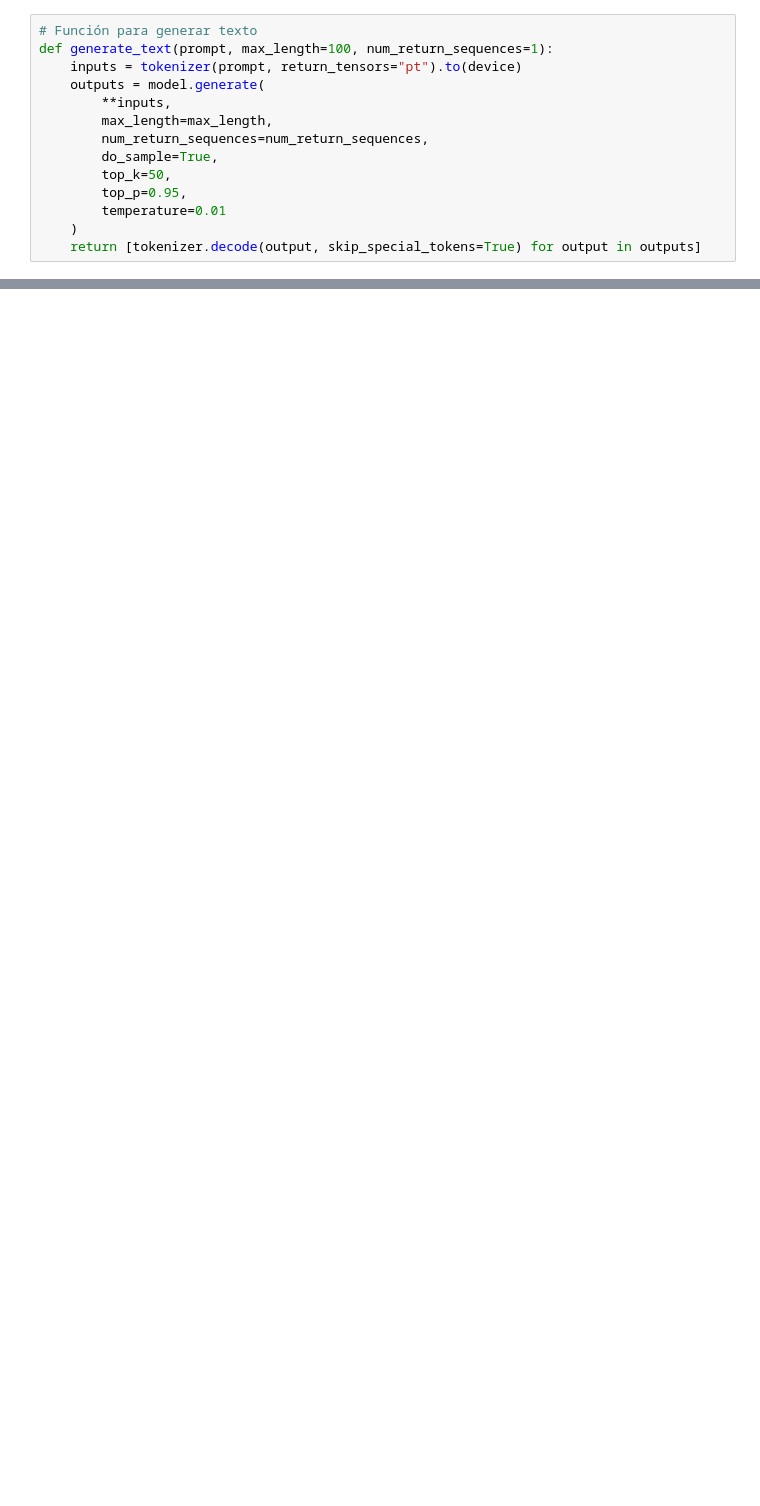
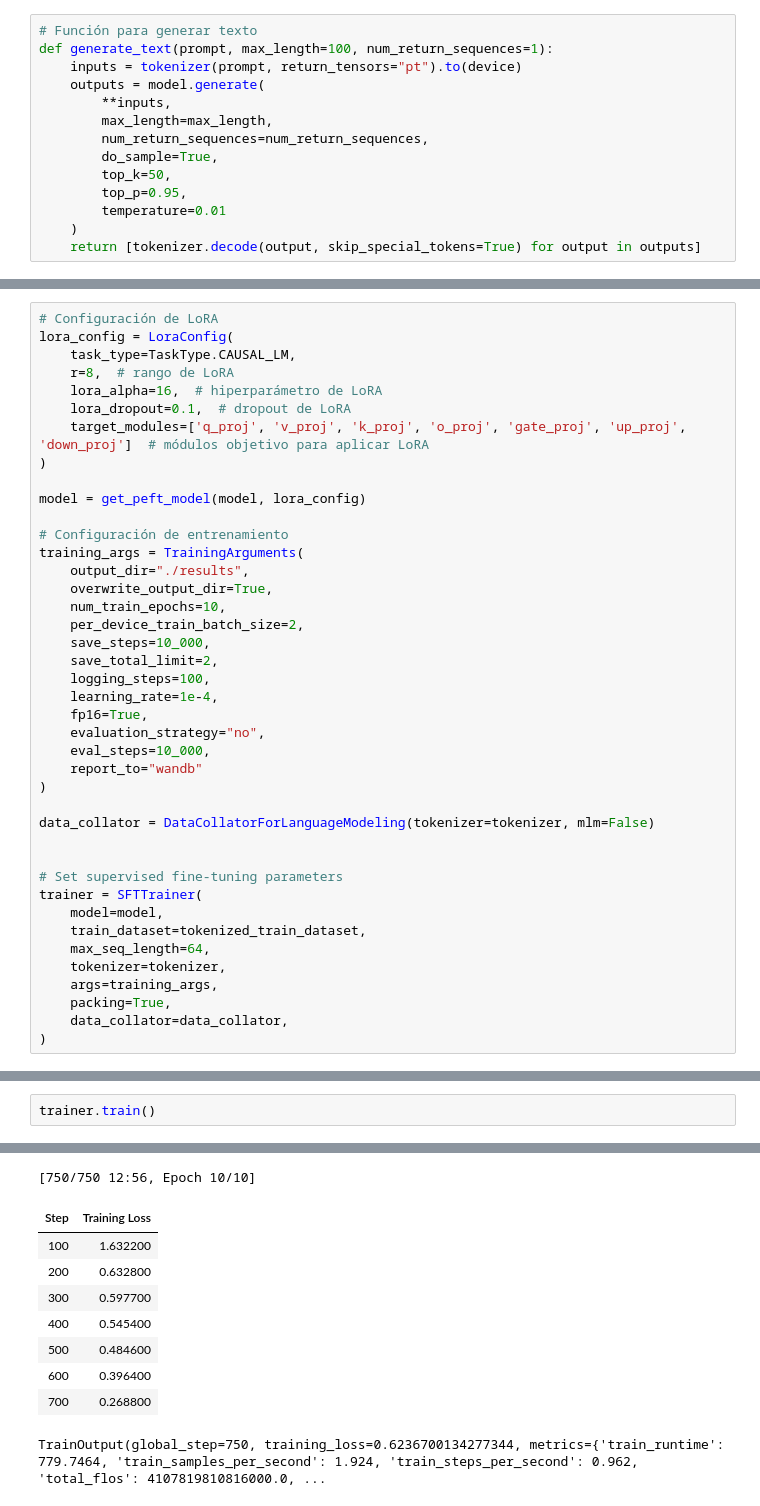
Before and after one commit to Chat-DNLP/LLM-Domain-Tuning, a Jupyter notebook: training_notebook.ipynb, the cells around one changed output, grey strips where cells are left out. Drawn from its saved outputs; the diff is of its cells as text; blank space fills up the shorter version.

```diff
--- a/training_notebook.ipynb
+++ b/training_notebook.ipynb
@@ -187,0 +307,41 @@ for i, text in enumerate(generated_texts):
+# %%
+# Configuración de LoRA
+lora_config = LoraConfig(
+    task_type=TaskType.CAUSAL_LM,
+    r=8,  # rango de LoRA
+    lora_alpha=16,  # hiperparámetro de LoRA
+    lora_dropout=0.1,  # dropout de LoRA
+    target_modules=['q_proj', 'v_proj', 'k_proj', 'o_proj', 'gate_proj', 'up_proj', 'down_proj']  # módulos objetivo para aplicar LoRA
+)
+
+model = get_peft_model(model, lora_config)
+
+# Configuración de entrenamiento
+training_args = TrainingArguments(
+    output_dir="./results",
+    overwrite_output_dir=True,
+    num_train_epochs=10,
+    per_device_train_batch_size=2,
+    save_steps=10_000,
+    save_total_limit=2,
+    logging_steps=100,
+    learning_rate=1e-4,
+    fp16=True,
+    evaluation_strategy="no",
+    eval_steps=10_000,
+    report_to="wandb"
+)
+
+data_collator = DataCollatorForLanguageModeling(tokenizer=tokenizer, mlm=False)
+
+
+# Set supervised fine-tuning parameters
+trainer = SFTTrainer(
+    model=model,
+    train_dataset=tokenized_train_dataset,
+    max_seq_length=64,
+    tokenizer=tokenizer,
+    args=training_args,
+    packing=True,
+    data_collator=data_collator,
+)
@@ -187,0 +351,3 @@ for i, text in enumerate(generated_texts):
+# %%
+trainer.train()
+# %% [output]
@@ -187,0 +355,10 @@ for i, text in enumerate(generated_texts):
+[750/750 12:56, Epoch 10/10]
+| Step | Training Loss |
+| 100 | 1.632200 |
+| 200 | 0.632800 |
+| 300 | 0.597700 |
+| 400 | 0.545400 |
+| 500 | 0.484600 |
+| 600 | 0.396400 |
+| 700 | 0.268800 |
+TrainOutput(global_step=750, training_loss=0.6236700134277344, metrics={'train_runtime': 779.7464, 'train_samples_per_second': 1.924, 'train_steps_per_second': 0.962, 'total_flos': 4107819810816000.0, ...
```
Also changed, not shown: parts of 31 cells of this notebook, 2 other files.
